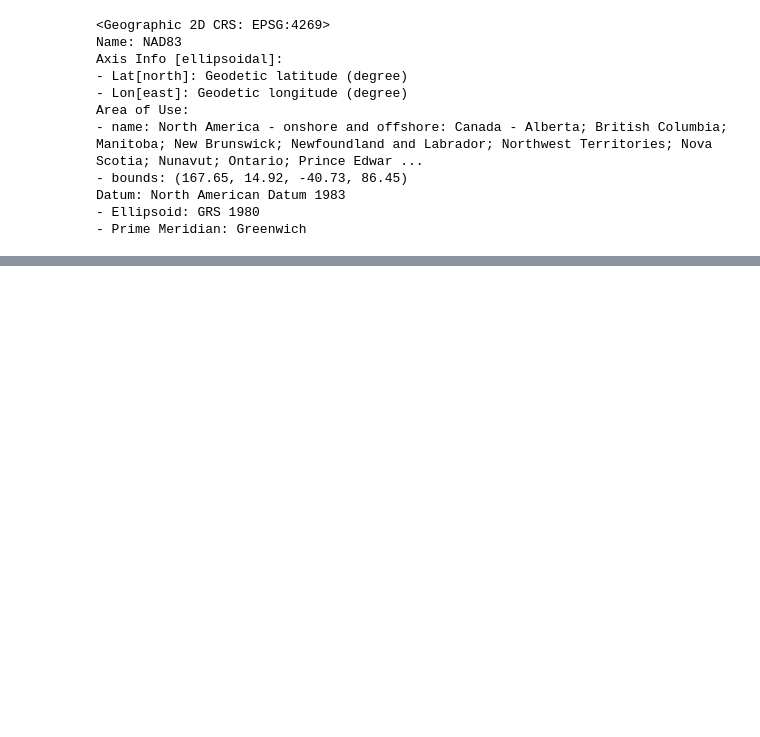
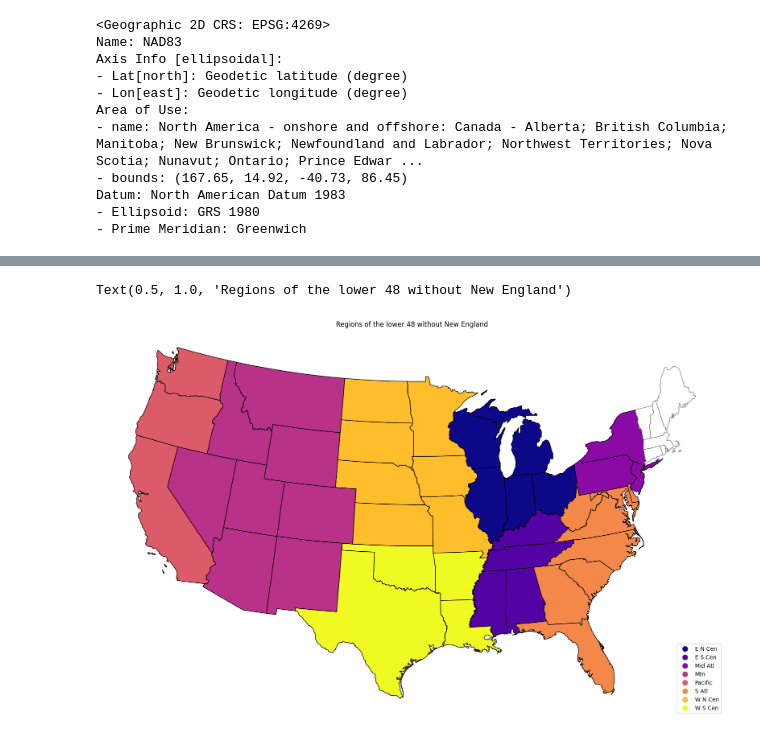
Before and after one commit to freecircuit/Advanced_GIS_TESC, a Jupyter notebook: Lab1_states/states.ipynb, the cells around one changed output, grey strips where cells are left out. Cells and saved outputs as stored; diff of their text form; code cells hidden in the pictures; blank space fills up the shorter version.

```diff
--- a/Lab1_states/states.ipynb
+++ b/Lab1_states/states.ipynb
@@ -123,0 +170,12 @@ states.plot()
+# %%
+#Create variable without New E
+sans_N_Eng = states.copy()
+sans_N_Eng['SUB_REGION'] = sans_N_Eng['SUB_REGION'].replace('N Eng', np.nan)
+
+base = sans_N_Eng.plot(column='SUB_REGION', cmap='plasma', edgecolor='black', figsize=(20,15), legend=True, legend_kwds={'loc':'lower right'})
+states[states['SUB_REGION'] == 'N Eng'].plot(ax=base, color='white', edgecolor='grey')
+base.set_axis_off()
+base.set_title('Regions of the lower 48 without New England')
+# %% [output]
+Text(0.5, 1.0, 'Regions of the lower 48 without New England')
+[figure, added]
```
Also changed, not shown: parts of 7 cells of this notebook, 2 other files.
